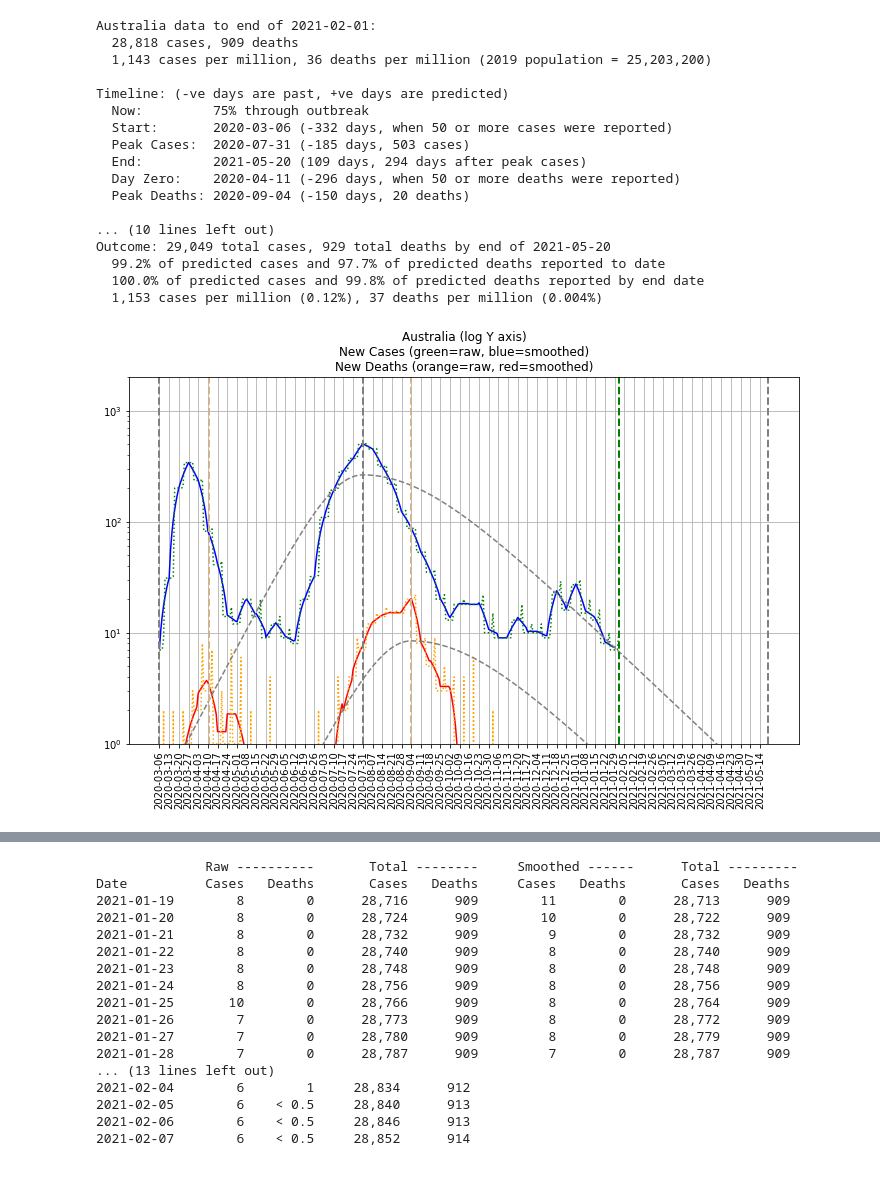
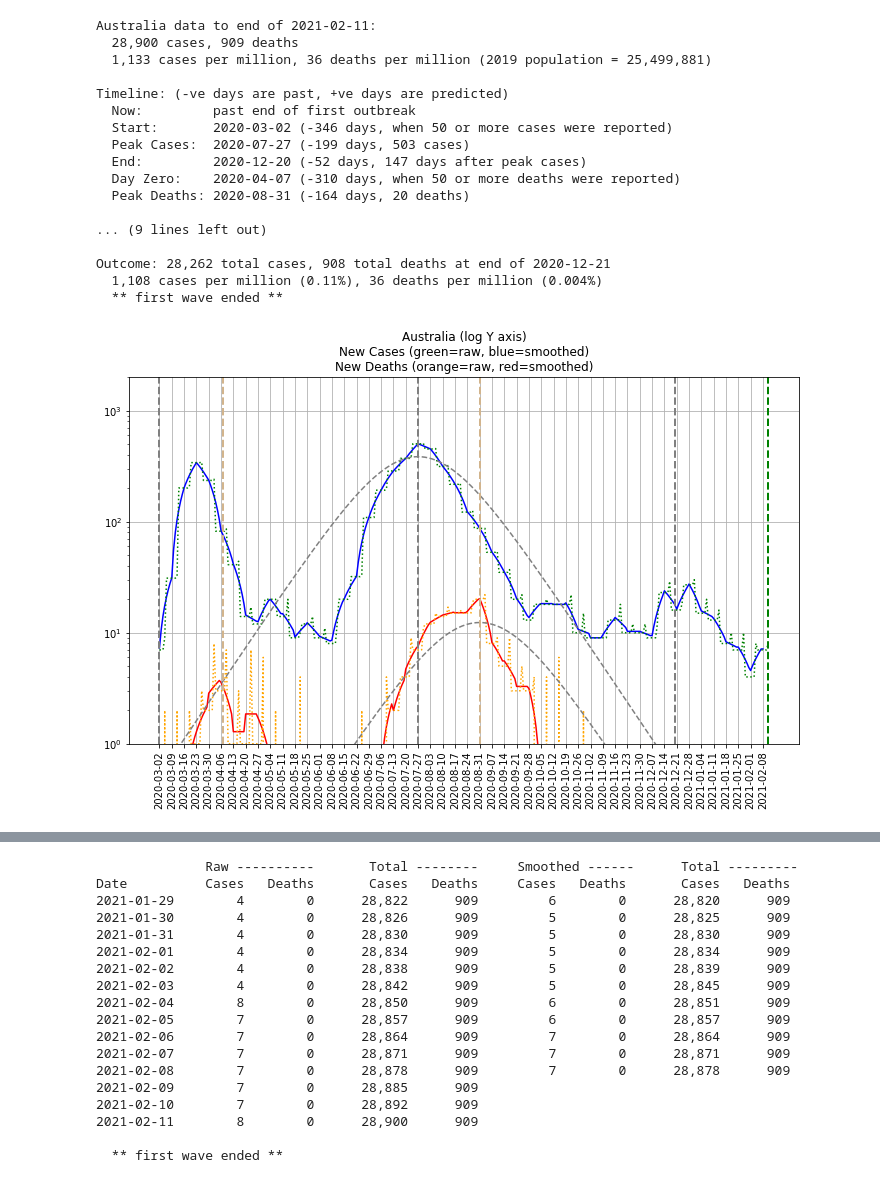
Before and after one commit to TonyM1958/covid19, a Jupyter notebook: world.ipynb, the cells around one changed output, grey strips where cells are left out. Cells and saved outputs as stored; diff of their text form; code cells hidden in the pictures.

Commit message:
weekly update
using new weekly data format from ECDC

```diff
--- a/world.ipynb
+++ b/world.ipynb
@@ -482,23 +483,23 @@ Date          Cases   Deaths       Cases   Deaths     Cases   Deaths       Cases
 
   ** first wave ended **
 # %%
-covid.Region(geoId='AU').analyse()
+covid.Region(geoId='AUS').analyse()
 # %% [output]
-Australia data to end of 2021-02-01:
-  28,818 cases, 909 deaths
-  1,143 cases per million, 36 deaths per million (2019 population = 25,203,200)
+Australia data to end of 2021-02-11:
+  28,900 cases, 909 deaths
+  1,133 cases per million, 36 deaths per million (2019 population = 25,499,881)
 
 Timeline: (-ve days are past, +ve days are predicted)
-  Now:         75% through outbreak
-  Start:       2020-03-06 (-332 days, when 50 or more cases were reported)
-  Peak Cases:  2020-07-31 (-185 days, 503 cases)
-  End:         2021-05-20 (109 days, 294 days after peak cases)
-  Day Zero:    2020-04-11 (-296 days, when 50 or more deaths were reported)
-  Peak Deaths: 2020-09-04 (-150 days, 20 deaths)
+  Now:         past end of first outbreak
+  Start:       2020-03-02 (-346 days, when 50 or more cases were reported)
+  Peak Cases:  2020-07-27 (-199 days, 503 cases)
+  End:         2020-12-20 (-52 days, 147 days after peak cases)
+  Day Zero:    2020-04-07 (-310 days, when 50 or more deaths were reported)
+  Peak Deaths: 2020-08-31 (-164 days, 20 deaths)
 
-... (10 lines left out)
-Outcome: 29,049 total cases, 929 total deaths by end of 2021-05-20
-  99.2% of predicted cases and 97.7% of predicted deaths reported to date
-  100.0% of predicted cases and 99.8% of predicted deaths reported by end date
-  1,153 cases per million (0.12%), 37 deaths per million (0.004%)
+... (9 lines left out)
+
+Outcome: 28,262 total cases, 908 total deaths at end of 2020-12-21
+  1,108 cases per million (0.11%), 36 deaths per million (0.004%)
+  ** first wave ended **
-[figure, old version]
+[figure, new version]
@@ -506,17 +507,18 @@ Outcome: 29,049 total cases, 929 total deaths by end of 2021-05-20
               Raw ----------       Total --------     Smoothed ------      Total ---------
 Date          Cases   Deaths       Cases   Deaths     Cases   Deaths       Cases   Deaths
-2021-01-19        8        0      28,716      909        11        0      28,713      909
-2021-01-20        8        0      28,724      909        10        0      28,722      909
-2021-01-21        8        0      28,732      909         9        0      28,732      909
-2021-01-22        8        0      28,740      909         8        0      28,740      909
-2021-01-23        8        0      28,748      909         8        0      28,748      909
-2021-01-24        8        0      28,756      909         8        0      28,756      909
-2021-01-25       10        0      28,766      909         8        0      28,764      909
-2021-01-26        7        0      28,773      909         8        0      28,772      909
-2021-01-27        7        0      28,780      909         8        0      28,779      909
-2021-01-28        7        0      28,787      909         7        0      28,787      909
-... (13 lines left out)
-2021-02-04        6        1     28,834      912
-2021-02-05        6    < 0.5     28,840      913
-2021-02-06        6    < 0.5     28,846      913
-2021-02-07        6    < 0.5     28,852      914
+2021-01-29        4        0      28,822      909         6        0      28,820      909
+2021-01-30        4        0      28,826      909         5        0      28,825      909
+2021-01-31        4        0      28,830      909         5        0      28,830      909
+2021-02-01        4        0      28,834      909         5        0      28,834      909
+2021-02-02        4        0      28,838      909         5        0      28,839      909
+2021-02-03        4        0      28,842      909         5        0      28,845      909
+2021-02-04        8        0      28,850      909         6        0      28,851      909
+2021-02-05        7        0      28,857      909         6        0      28,857      909
+2021-02-06        7        0      28,864      909         7        0      28,864      909
+2021-02-07        7        0      28,871      909         7        0      28,871      909
+2021-02-08        7        0      28,878      909         7        0      28,878      909
+2021-02-09        7        0      28,885      909
+2021-02-10        7        0      28,892      909
+2021-02-11        8        0      28,900      909
+
+  ** first wave ended **
```
Also changed, not shown: parts of 15 cells of this notebook, 3 other files.
